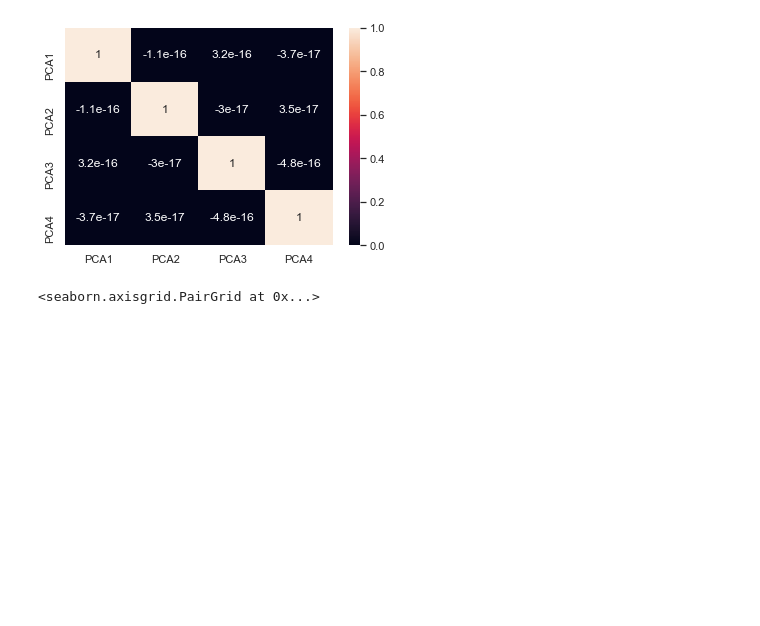
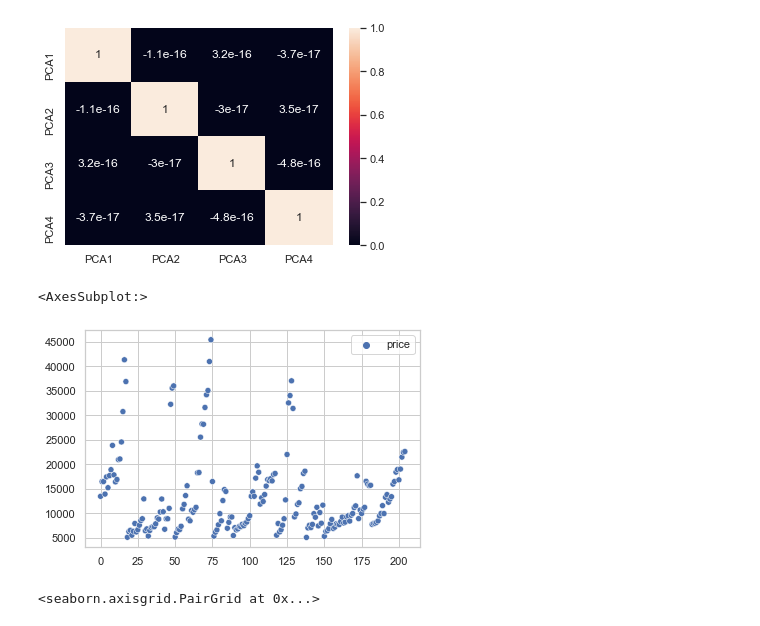
Before and after one commit to aphisit-ths/MACHINE-LEARNING-COURSE2022, a Jupyter notebook: [4#REGRESSIONMODEL]/Regression models.ipynb, the cells around one changed output. Saved outputs shown, nothing was run; the diff lists cells and outputs as text; code cells hidden in the pictures; blank space fills up the shorter version.

```diff
--- a/[4#REGRESSIONMODEL]/Regression models.ipynb
+++ b/[4#REGRESSIONMODEL]/Regression models.ipynb
@@ -29,3 +29,6 @@ df
 | 203 | 204 | -1 | volvo 246 | diesel | turbo | four | sedan | rwd | front | ... |
 | 204 | 205 | -1 | volvo 264gl | gas | turbo | four | sedan | rwd | front | ... |
 205 rows × 26 columns
+# %%
+y = pd.DataFrame(data=df['price'] , columns=["price"])
+y
@@ -365,6 +403,11 @@ sns.heatmap(test_df.corr(),annot=True )
 # %% [output]
 <AxesSubplot:>
 [figure]
+# %%
+sns.scatterplot(data=y)
+# %% [output]
+<AxesSubplot:>
+[figure, added]
 # %%
 sns.pairplot(test_df , kind='reg' ,
             plot_kws={"line_kws": {"color":"red"}}
```
Also changed, not shown: parts of 34 cells of this notebook, 1 other file.
